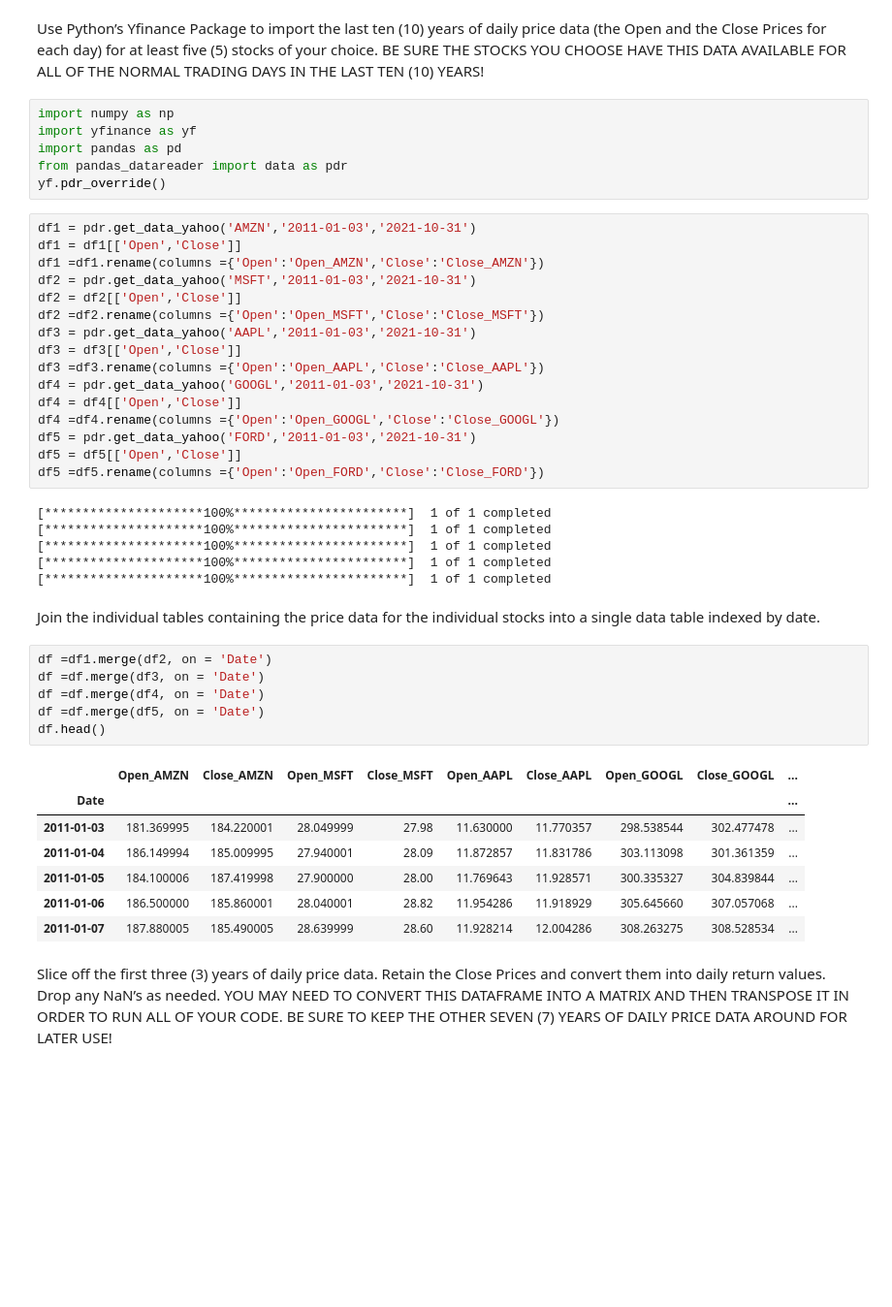
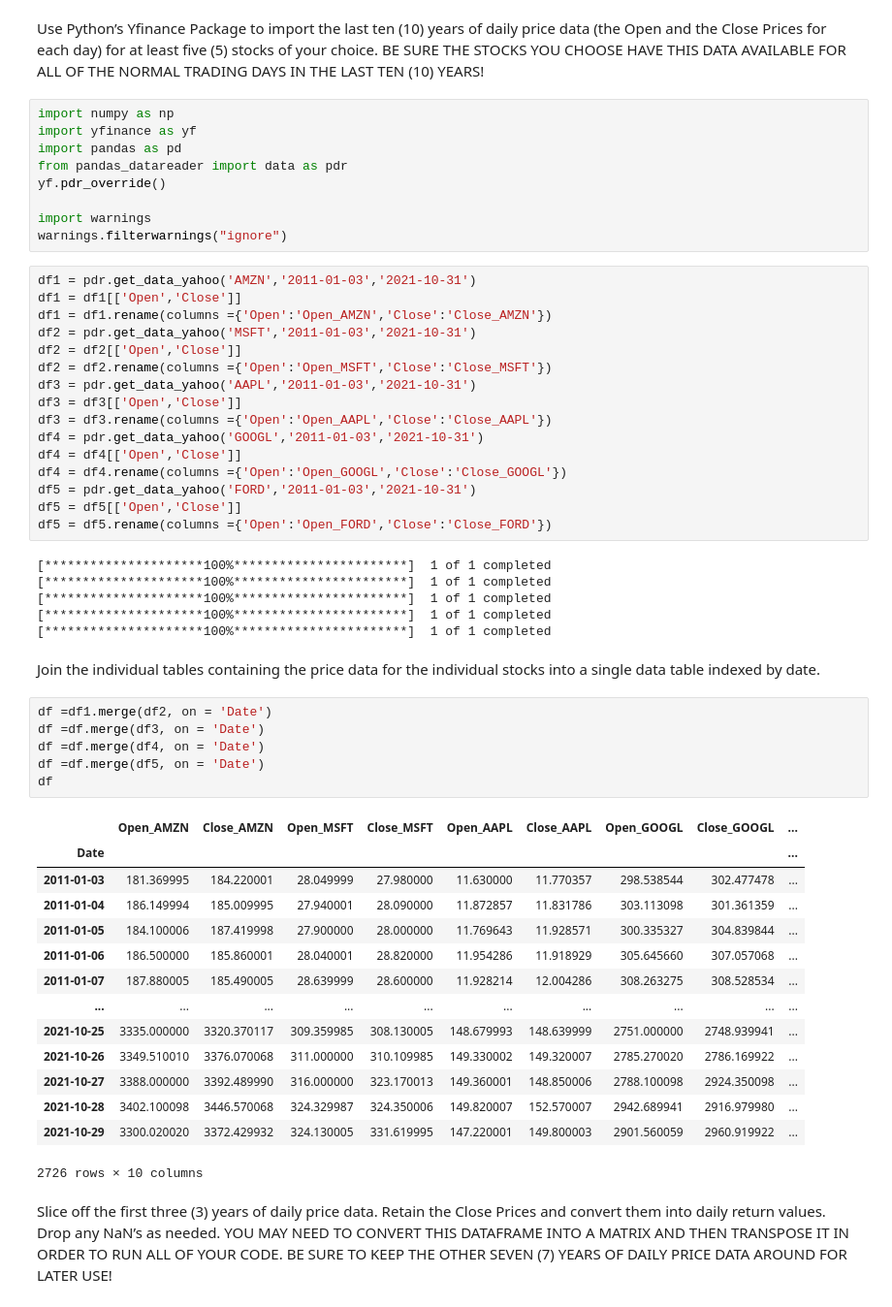
Before and after one commit to ZainabAlharbi/FintechExam, a Jupyter notebook: exam.ipynb, the cells around one changed output. Shown at 97% size. Saved outputs shown, nothing was run; the diff lists cells and outputs as text; blank space fills up the shorter version.

```diff
--- a/exam.ipynb
+++ b/exam.ipynb
@@ -11,22 +11,25 @@ import yfinance as yf
 import pandas as pd
 from pandas_datareader import data as pdr
 yf.pdr_override()
+
+import warnings
+warnings.filterwarnings("ignore")
 # %%
 df1 = pdr.get_data_yahoo('AMZN','2011-01-03','2021-10-31')
 df1 = df1[['Open','Close']]
-df1 =df1.rename(columns ={'Open':'Open_AMZN','Close':'Close_AMZN'})
+df1 = df1.rename(columns ={'Open':'Open_AMZN','Close':'Close_AMZN'})
 df2 = pdr.get_data_yahoo('MSFT','2011-01-03','2021-10-31')
 df2 = df2[['Open','Close']]
-df2 =df2.rename(columns ={'Open':'Open_MSFT','Close':'Close_MSFT'})
+df2 = df2.rename(columns ={'Open':'Open_MSFT','Close':'Close_MSFT'})
 df3 = pdr.get_data_yahoo('AAPL','2011-01-03','2021-10-31')
 df3 = df3[['Open','Close']]
-df3 =df3.rename(columns ={'Open':'Open_AAPL','Close':'Close_AAPL'})
+df3 = df3.rename(columns ={'Open':'Open_AAPL','Close':'Close_AAPL'})
 df4 = pdr.get_data_yahoo('GOOGL','2011-01-03','2021-10-31')
 df4 = df4[['Open','Close']]
-df4 =df4.rename(columns ={'Open':'Open_GOOGL','Close':'Close_GOOGL'})
+df4 = df4.rename(columns ={'Open':'Open_GOOGL','Close':'Close_GOOGL'})
 df5 = pdr.get_data_yahoo('FORD','2011-01-03','2021-10-31')
 df5 = df5[['Open','Close']]
-df5 =df5.rename(columns ={'Open':'Open_FORD','Close':'Close_FORD'})
+df5 = df5.rename(columns ={'Open':'Open_FORD','Close':'Close_FORD'})
 # %% [output]
 [*********************100%***********************]  1 of 1 completed
 [*********************100%***********************]  1 of 1 completed
@@ -38,17 +41,24 @@ Join the individual tables containing the price data for the individual stocks i
 # %%
 df =df1.merge(df2, on = 'Date')
 df =df.merge(df3, on = 'Date')
 df =df.merge(df4, on = 'Date')
 df =df.merge(df5, on = 'Date')
-df.head()
+df
 # %% [output]
 |  | Open_AMZN | Close_AMZN | Open_MSFT | Close_MSFT | Open_AAPL | Close_AAPL | Open_GOOGL | Close_GOOGL | ... |
 | Date |  |  |  |  |  |  |  |  | ... |
-| 2011-01-03 | 181.369995 | 184.220001 | 28.049999 | 27.98 | 11.630000 | 11.770357 | 298.538544 | 302.477478 | ... |
-| 2011-01-04 | 186.149994 | 185.009995 | 27.940001 | 28.09 | 11.872857 | 11.831786 | 303.113098 | 301.361359 | ... |
-| 2011-01-05 | 184.100006 | 187.419998 | 27.900000 | 28.00 | 11.769643 | 11.928571 | 300.335327 | 304.839844 | ... |
-| 2011-01-06 | 186.500000 | 185.860001 | 28.040001 | 28.82 | 11.954286 | 11.918929 | 305.645660 | 307.057068 | ... |
-| 2011-01-07 | 187.880005 | 185.490005 | 28.639999 | 28.60 | 11.928214 | 12.004286 | 308.263275 | 308.528534 | ... |
+| 2011-01-03 | 181.369995 | 184.220001 | 28.049999 | 27.980000 | 11.630000 | 11.770357 | 298.538544 | 302.477478 | ... |
+| 2011-01-04 | 186.149994 | 185.009995 | 27.940001 | 28.090000 | 11.872857 | 11.831786 | 303.113098 | 301.361359 | ... |
+| 2011-01-05 | 184.100006 | 187.419998 | 27.900000 | 28.000000 | 11.769643 | 11.928571 | 300.335327 | 304.839844 | ... |
+| 2011-01-06 | 186.500000 | 185.860001 | 28.040001 | 28.820000 | 11.954286 | 11.918929 | 305.645660 | 307.057068 | ... |
+| 2011-01-07 | 187.880005 | 185.490005 | 28.639999 | 28.600000 | 11.928214 | 12.004286 | 308.263275 | 308.528534 | ... |
+| ... | ... | ... | ... | ... | ... | ... | ... | ... | ... |
+| 2021-10-25 | 3335.000000 | 3320.370117 | 309.359985 | 308.130005 | 148.679993 | 148.639999 | 2751.000000 | 2748.939941 | ... |
+| 2021-10-26 | 3349.510010 | 3376.070068 | 311.000000 | 310.109985 | 149.330002 | 149.320007 | 2785.270020 | 2786.169922 | ... |
+| 2021-10-27 | 3388.000000 | 3392.489990 | 316.000000 | 323.170013 | 149.360001 | 148.850006 | 2788.100098 | 2924.350098 | ... |
+| 2021-10-28 | 3402.100098 | 3446.570068 | 324.329987 | 324.350006 | 149.820007 | 152.570007 | 2942.689941 | 2916.979980 | ... |
+| 2021-10-29 | 3300.020020 | 3372.429932 | 324.130005 | 331.619995 | 147.220001 | 149.800003 | 2901.560059 | 2960.919922 | ... |
+2726 rows × 10 columns
 # %% [markdown]
 Slice off the first three (3) years of daily price data.
 Retain the Close Prices and convert them into daily return values. Drop any NaN’s as needed. YOU MAY NEED TO CONVERT THIS DATAFRAME INTO A MATRIX AND THEN TRANSPOSE IT IN ORDER TO RUN ALL OF YOUR CODE. BE SURE TO KEEP THE OTHER SEVEN (7) YEARS OF DAILY PRICE DATA AROUND FOR LATER USE!
```
Also changed, not shown: parts of 31 cells of this notebook.
